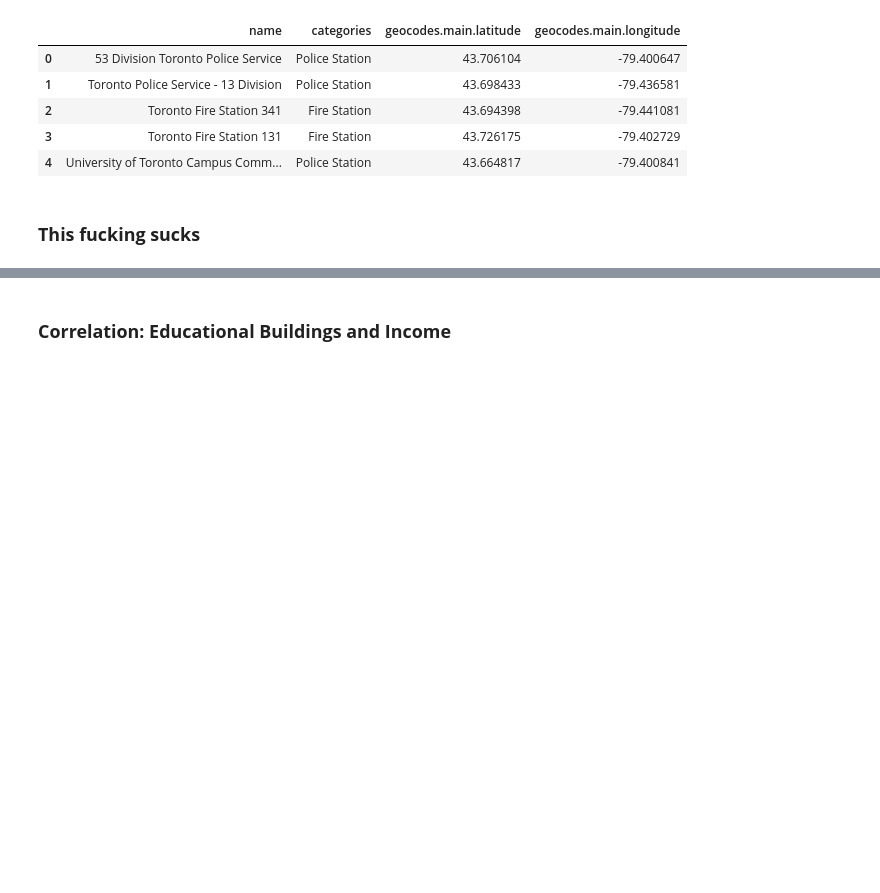
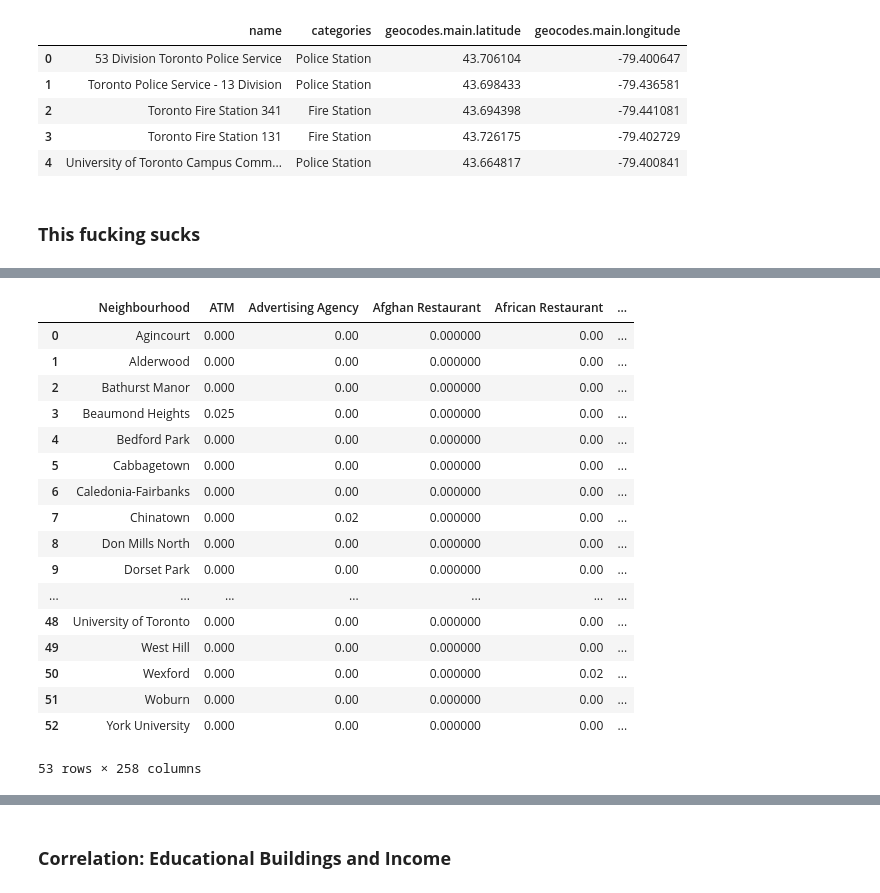
Before and after one commit to Sujeev-Uthayakumar/clustering-navigation, a Jupyter notebook: src/index.ipynb, the cells around one changed output, grey strips where cells are left out. Saved outputs shown, nothing was run; the diff lists cells and outputs as text; code cells hidden in the pictures; blank space fills up the shorter version.

Commit message:
add figured out venue fetching function

```diff
--- a/src/index.ipynb
+++ b/src/index.ipynb
@@ -140,9 +147,9 @@ def create_request(coords= None, location = None, categories = None, limit = "10
     """
 
     if(coords and categories == None):
-        url = "https://api.foursquare.com/v3/places/search?ll=" + str(coords[0]) + "%2C" + str(coords[1]) + "&radius=1000"  + "&limit=" + limit
+        url = "https://api.foursquare.com/v3/places/search?ll=" + str(coords[0]) + "%2C" + str(coords[1]) + "&radius=500"  + "&limit=" + limit
     elif(coords and categories):
-        url = "https://api.foursquare.com/v3/places/search?ll=" + str(coords[0]) + "%2C" + str(coords[1]) +"&categories=" + categories + "&radius=100000" + "&limit=" + limit
+        url = "https://api.foursquare.com/v3/places/search?ll=" + str(coords[0]) + "%2C" + str(coords[1]) +"&categories=" + categories + "&radius=500" + "&limit=" + limit
     elif(location and categories == None):
         url = "https://api.foursquare.com/v3/places/search?" + "near=" + str(location[0]) + "%2C" + str(location[1]) + "&limit=" + limit
     elif(location and categories):
@@ -173,7 +180,7 @@ def get_category_type(row):
 # %%
 latitude = 43.6532
 longitude = -79.3832
-results = create_request(location=["Toronto","ON"], categories="12070", limit="50")
+results = create_request(location=["Toronto","ON"], categories="12070", limit="10")
 
 venues = json_normalize(results['results'], max_level=3)
 
@@ -217,0 +227,3 @@ def get_venues(names, latitudes, longitudes):
+# %%
+toronto_venues = get_venues(names=combined_dataframe["Neighbourhood"], latitudes= combined_dataframe["Latitude_y"], longitudes=combined_dataframe["Longitude_y"])
+toronto_venues.head()
@@ -217,0 +261,12 @@ def get_venues(names, latitudes, longitudes):
+# %%
+# one hot encoding
+toronto_onehot = pd.get_dummies(toronto_venues[['Venue Category']], prefix="", prefix_sep="")
+
+# add neighborhood column back to dataframe
+toronto_onehot['Neighbourhood'] = toronto_venues['Neighbourhood']
+
+# move neighborhood column to the first column
+fixed_columns = [toronto_onehot.columns[-1]] + list(toronto_onehot.columns[:-1])
+toronto_onehot = toronto_onehot[fixed_columns]
+
+toronto_onehot.head()
@@ -217,0 +281,22 @@ def get_venues(names, latitudes, longitudes):
+# %%
+toronto_grouped = toronto_onehot.groupby('Neighbourhood').mean().reset_index()
+toronto_grouped.head()
+# %% [output]
+|  | Neighbourhood | ATM | Advertising Agency | Afghan Restaurant | African Restaurant | ... |
+| 0 | Agincourt | 0.000 | 0.00 | 0.000000 | 0.00 | ... |
+| 1 | Alderwood | 0.000 | 0.00 | 0.000000 | 0.00 | ... |
+| 2 | Bathurst Manor | 0.000 | 0.00 | 0.000000 | 0.00 | ... |
+| 3 | Beaumond Heights | 0.025 | 0.00 | 0.000000 | 0.00 | ... |
+| 4 | Bedford Park | 0.000 | 0.00 | 0.000000 | 0.00 | ... |
+| 5 | Cabbagetown | 0.000 | 0.00 | 0.000000 | 0.00 | ... |
+| 6 | Caledonia-Fairbanks | 0.000 | 0.00 | 0.000000 | 0.00 | ... |
+| 7 | Chinatown | 0.000 | 0.02 | 0.000000 | 0.00 | ... |
+| 8 | Don Mills North | 0.000 | 0.00 | 0.000000 | 0.00 | ... |
+| 9 | Dorset Park | 0.000 | 0.00 | 0.000000 | 0.00 | ... |
+| ... | ... | ... | ... | ... | ... | ... |
+| 48 | University of Toronto | 0.000 | 0.00 | 0.000000 | 0.00 | ... |
+| 49 | West Hill | 0.000 | 0.00 | 0.000000 | 0.00 | ... |
+| 50 | Wexford | 0.000 | 0.00 | 0.000000 | 0.02 | ... |
+| 51 | Woburn | 0.000 | 0.00 | 0.000000 | 0.00 | ... |
+| 52 | York University | 0.000 | 0.00 | 0.000000 | 0.00 | ... |
+53 rows × 258 columns
```
Also changed, not shown: parts of 9 cells of this notebook.
